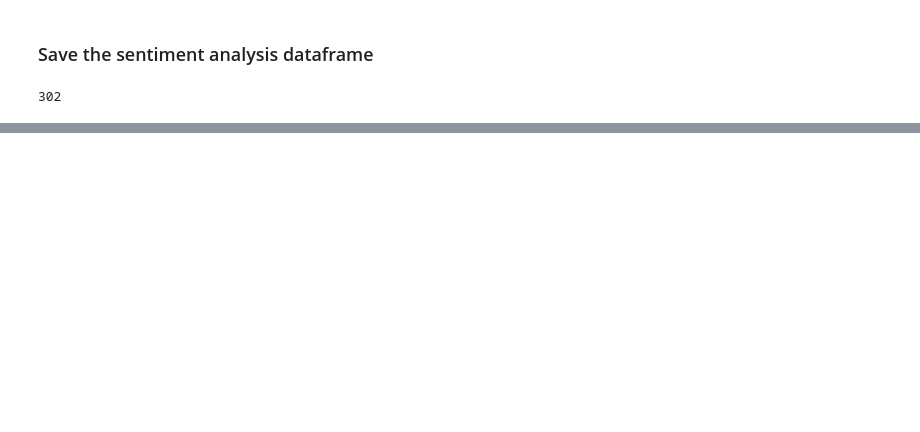
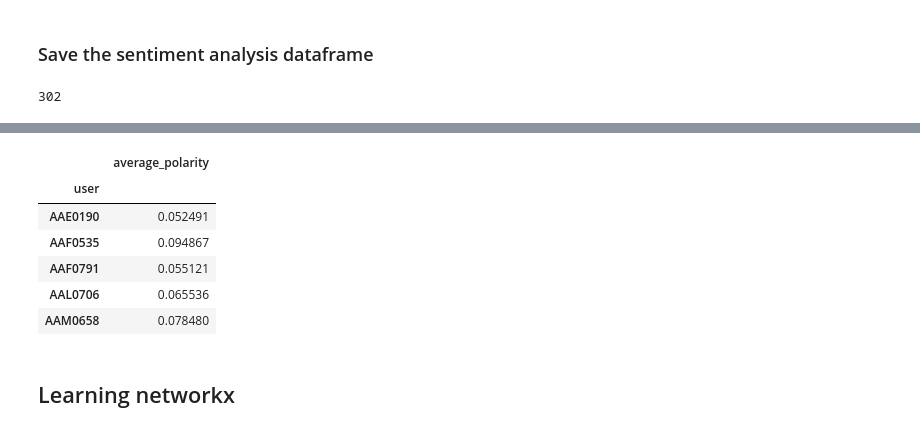
Before and after one commit to TalhaGhaffar/Data-Analytics, a Jupyter notebook: Project.ipynb, the cells around one changed output, grey strips where cells are left out. Saved outputs shown, nothing was run; the diff lists cells and outputs as text; code cells hidden in the pictures; blank space fills up the shorter version.

```diff
--- a/Project.ipynb
+++ b/Project.ipynb
@@ -878,0 +928,19 @@ email_sen_df[email_sen_df['polarity'] < -0.7]['user'].count()
+# %%
+# Sum of polarity of emails sent by employees
+total_polarity_per_emp = email_sen_df.groupby(['user'])['polarity'].sum()
+# Number of emails sent by an employee
+email_per_emp = email_sen_df.groupby(['user']).size()
+# Average polarity of the emails sent by the employees
+avg_emp_email_polarity = total_polarity_per_emp.divide(email_per_emp)
+avg_emp_pol_df = pd.DataFrame(data=avg_emp_email_polarity.values,
+                              index=avg_emp_email_polarity.index,
+                              columns=['average_polarity'])
+avg_emp_pol_df.head()
+# %% [output]
+|  | average_polarity |
+| user |  |
+| AAE0190 | 0.052491 |
+| AAF0535 | 0.094867 |
+| AAF0791 | 0.055121 |
+| AAL0706 | 0.065536 |
+| AAM0658 | 0.078480 |
@@ -878,0 +949,2 @@ email_sen_df[email_sen_df['polarity'] < -0.7]['user'].count()
+# %% [markdown]
+## Learning networkx
```
Also changed, not shown: parts of 23 cells of this notebook, 2 other files.
